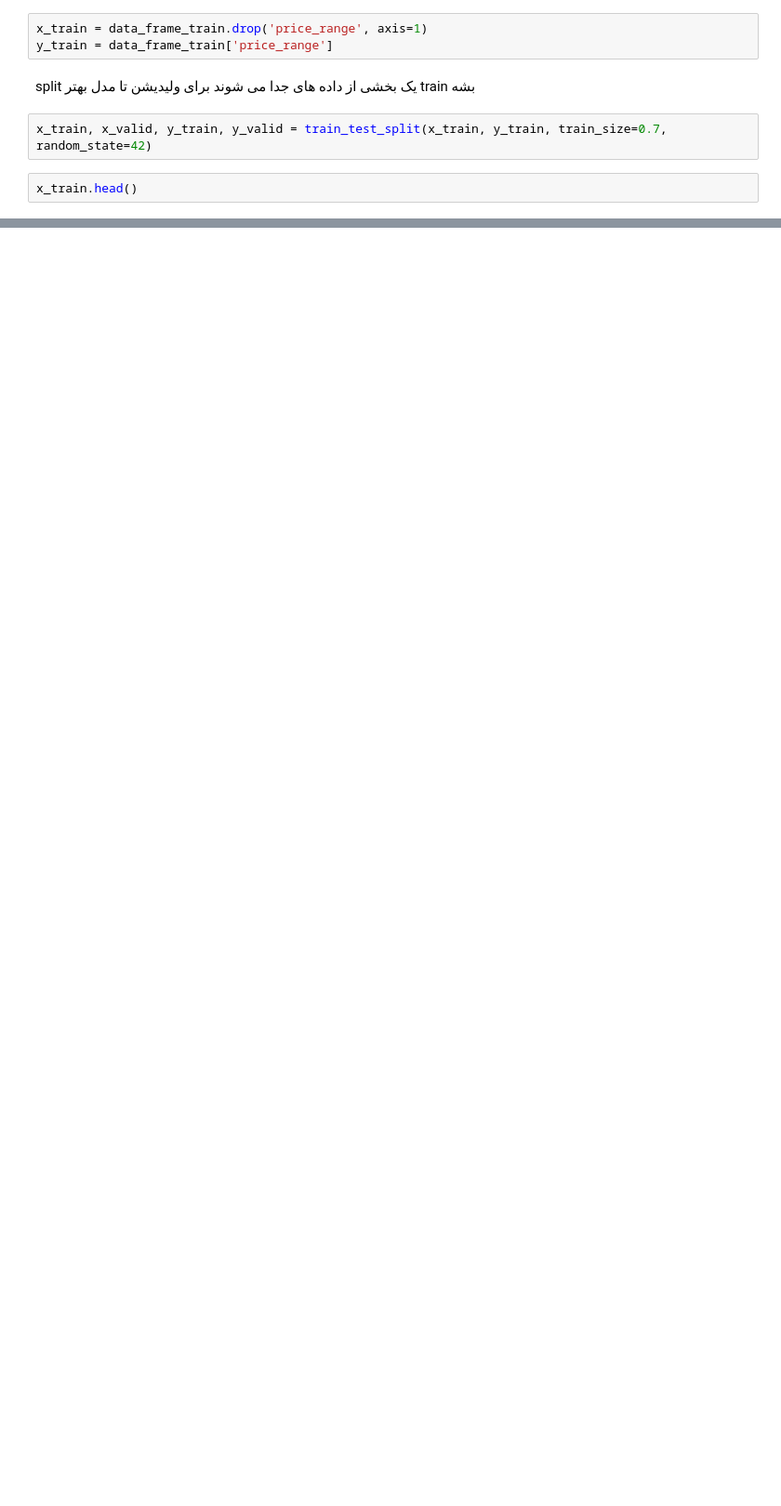
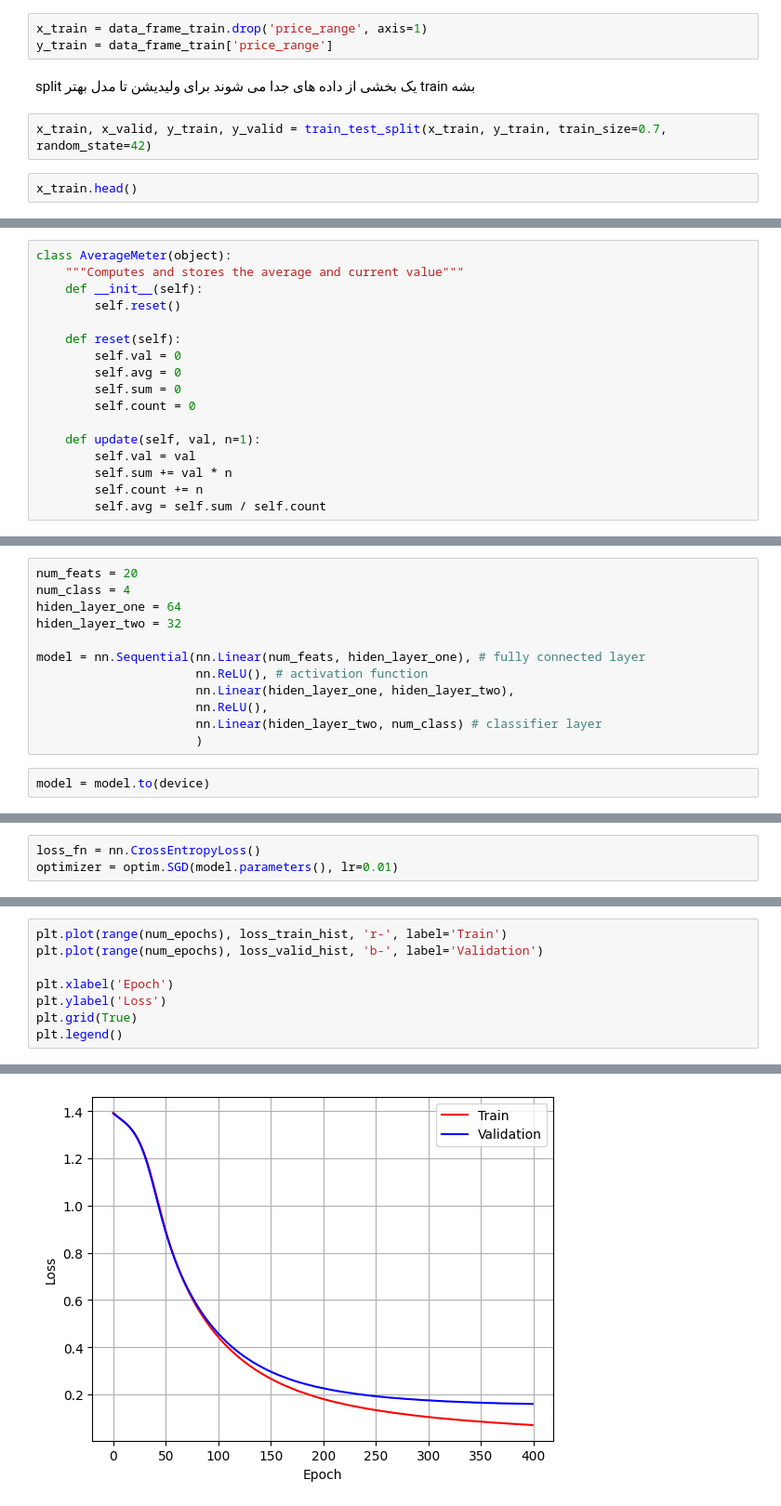
Before and after one commit to mohsenahmadi2003/Neural-Network, a Jupyter notebook: MLP_3.ipynb, the cells around one changed output, grey strips where cells are left out. Shown: that part at 93% size. Drawn from its saved outputs; the diff is of its cells as text; blank space fills up the shorter version.

Commit message:
classifier

```diff
--- a/MLP_3.ipynb
+++ b/MLP_3.ipynb
@@ -30,0 +67,17 @@ x_train.head()
+# %%
+class AverageMeter(object):
+    """Computes and stores the average and current value"""
+    def __init__(self):
+        self.reset()
+
+    def reset(self):
+        self.val = 0
+        self.avg = 0
+        self.sum = 0
+        self.count = 0
+
+    def update(self, val, n=1):
+        self.val = val
+        self.sum += val * n
+        self.count += n
+        self.avg = self.sum / self.count
@@ -30,0 +88,14 @@ x_train.head()
+# %%
+num_feats = 20
+num_class = 4
+hiden_layer_one = 64
+hiden_layer_two = 32
+
+model = nn.Sequential(nn.Linear(num_feats, hiden_layer_one), # fully connected layer
+                      nn.ReLU(), # activation function
+                      nn.Linear(hiden_layer_one, hiden_layer_two),
+                      nn.ReLU(),
+                      nn.Linear(hiden_layer_two, num_class) # classifier layer
+                      )
+# %%
+model = model.to(device)
@@ -30,0 +104,3 @@ x_train.head()
+# %%
+loss_fn = nn.CrossEntropyLoss()
+optimizer = optim.SGD(model.parameters(), lr=0.01)
@@ -30,0 +167,9 @@ x_train.head()
+# %%
+plt.plot(range(num_epochs), loss_train_hist, 'r-', label='Train')
+plt.plot(range(num_epochs), loss_valid_hist, 'b-', label='Validation')
+
+plt.xlabel('Epoch')
+plt.ylabel('Loss')
+plt.grid(True)
+plt.legend()
+# %% [output]
@@ -30,0 +177 @@ x_train.head()
+[figure, added]
```
Also changed, not shown: parts of 34 cells of this notebook.
